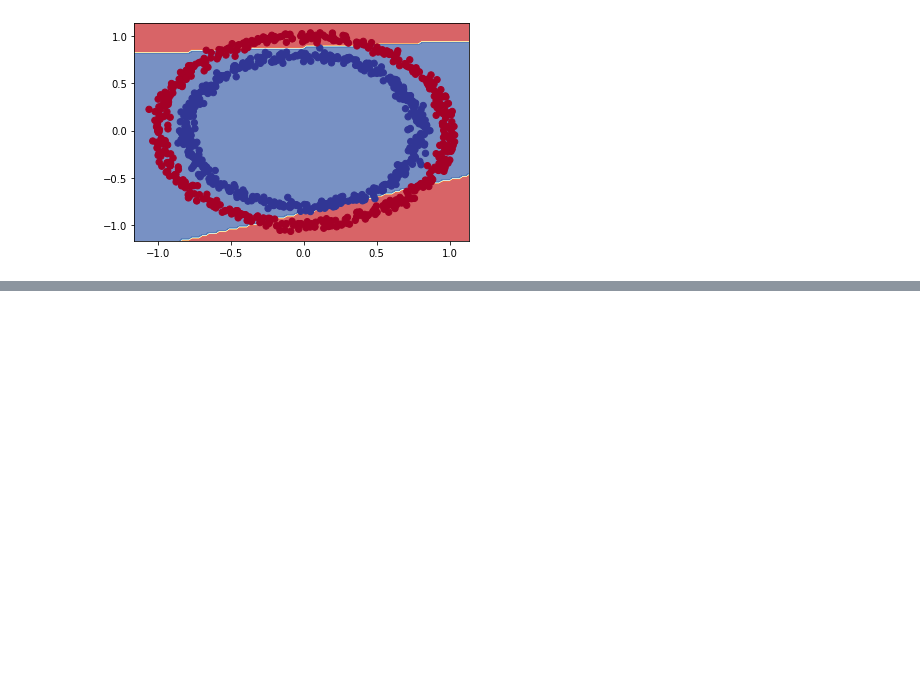
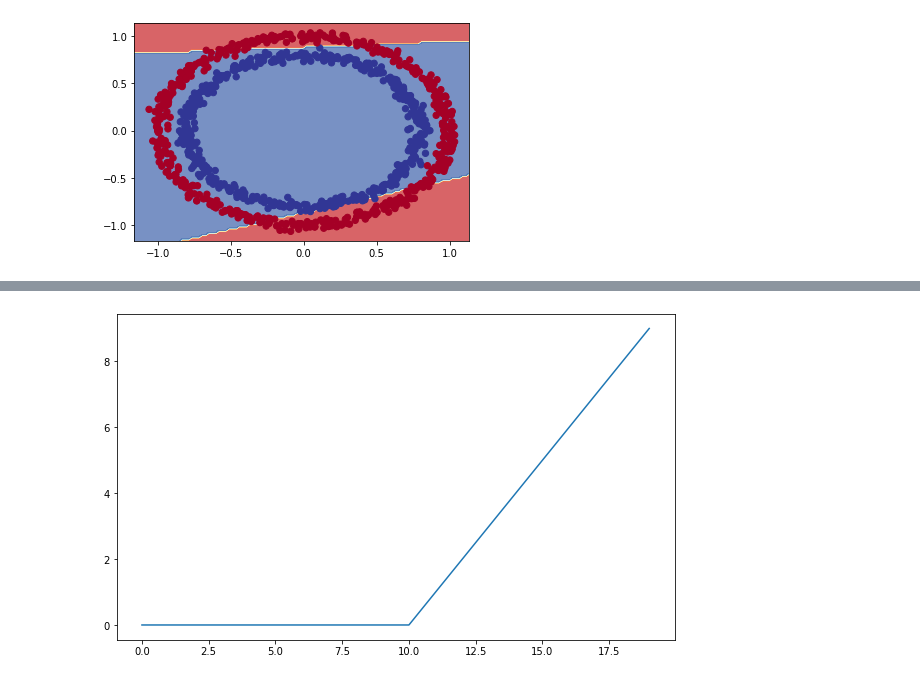
Before and after one commit to adrikosm/Tensorflow_Certification, a Jupyter notebook: Neural Network Intro/Classification/Neural_Network_Classification.ipynb, the cells around one changed output, grey strips where cells are left out. Cells and saved outputs as stored; diff of their text form; code cells hidden in the pictures; blank space fills up the shorter version.

```diff
--- a/Neural Network Intro/Classification/Neural_Network_Classification.ipynb
+++ b/Neural Network Intro/Classification/Neural_Network_Classification.ipynb
@@ -390,0 +408,6 @@ plot_history(history_7)
+# %%
+# Plot the relu of our tensor
+plt.figure(figsize=(10,6))
+plt.plot(relu(A));
+# %% [output]
+[figure, added]
```
Also changed, not shown: parts of 11 cells of this notebook, 1 other file.
